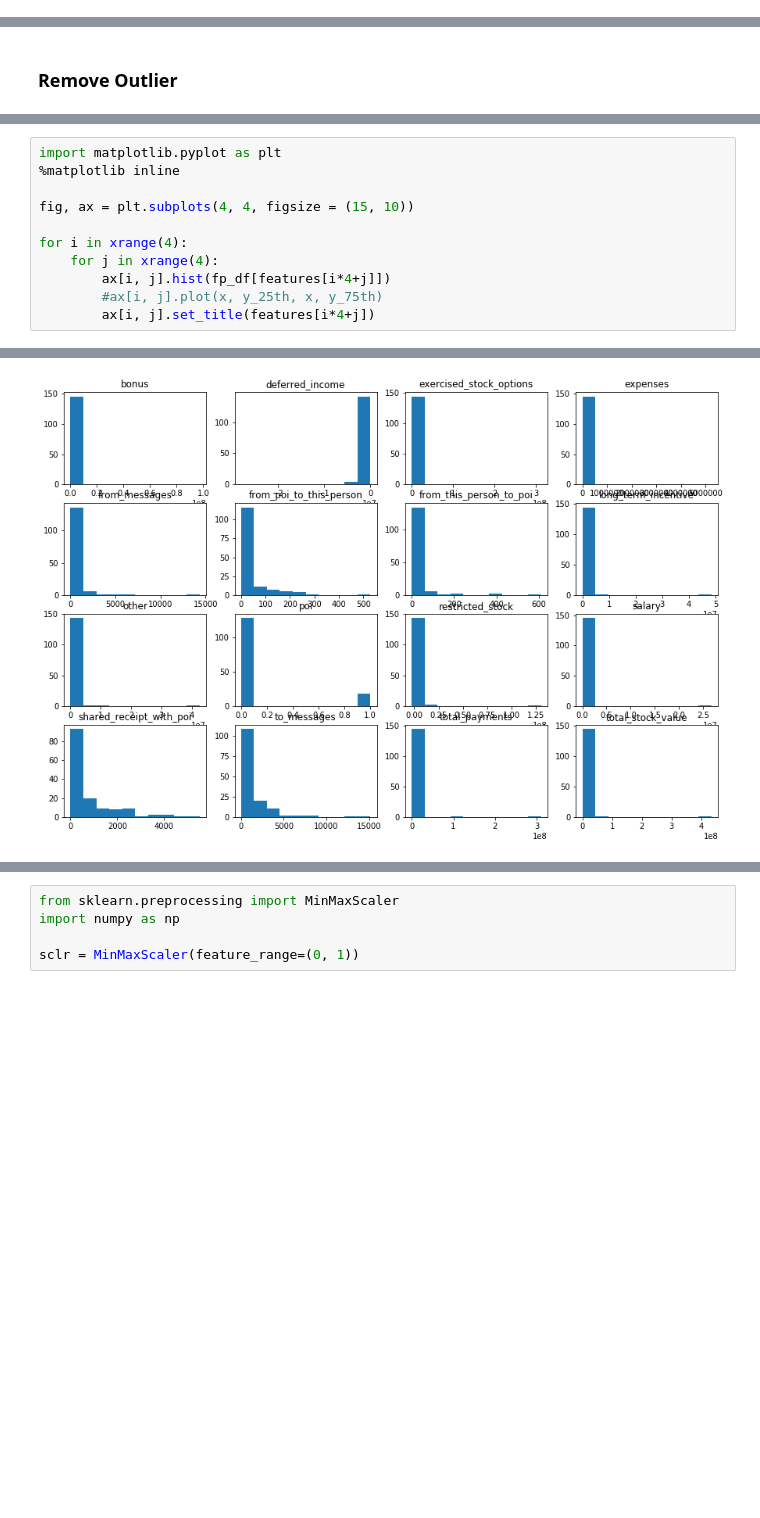
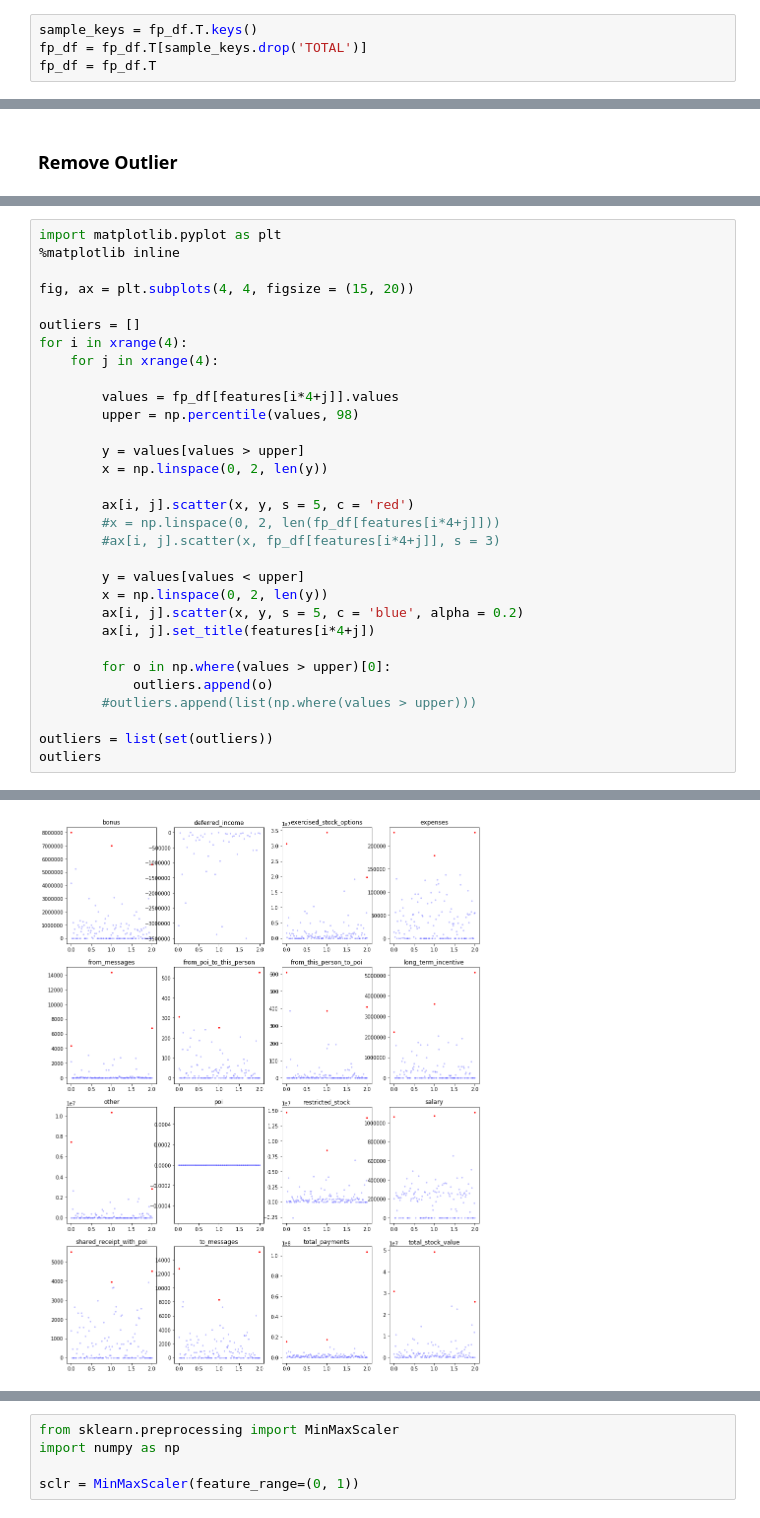
Before and after one commit to liprin1129/DataAnalyst, a Jupyter notebook: HomeWork/P5_ML/final_project/Final Project.ipynb, the cells around one changed output, grey strips where cells are left out. Saved outputs shown, nothing was run; the diff lists cells and outputs as text; blank space fills up the shorter version.

```diff
--- a/HomeWork/P5_ML/final_project/Final Project.ipynb
+++ b/HomeWork/P5_ML/final_project/Final Project.ipynb
@@ -241,3 +243,7 @@ fp_df.head()
+# %%
+sample_keys = fp_df.T.keys()
+fp_df = fp_df.T[sample_keys.drop('TOTAL')]
+fp_df = fp_df.T
 # %% [raw]
 features = useful_fp_df.keys()
 features = features.drop('email_address')
@@ -255,11 +291,31 @@ len(fp_df.keys())
 import matplotlib.pyplot as plt
 %matplotlib inline
 
-fig, ax = plt.subplots(4, 4, figsize = (15, 10))
+fig, ax = plt.subplots(4, 4, figsize = (15, 20))
 
+outliers = []
 for i in xrange(4):
     for j in xrange(4):
-        ax[i, j].hist(fp_df[features[i*4+j]])
-        #ax[i, j].plot(x, y_25th, x, y_75th)
+
+        values = fp_df[features[i*4+j]].values
+        upper = np.percentile(values, 98)
+
+        y = values[values > upper]
+        x = np.linspace(0, 2, len(y))
+
+        ax[i, j].scatter(x, y, s = 5, c = 'red')
+        #x = np.linspace(0, 2, len(fp_df[features[i*4+j]]))
+        #ax[i, j].scatter(x, fp_df[features[i*4+j]], s = 3)
+
+        y = values[values < upper]
+        x = np.linspace(0, 2, len(y))
+        ax[i, j].scatter(x, y, s = 5, c = 'blue', alpha = 0.2)
         ax[i, j].set_title(features[i*4+j])
+
+        for o in np.where(values > upper)[0]:
+            outliers.append(o)
+        #outliers.append(list(np.where(values > upper)))
+
+outliers = list(set(outliers))
+outliers
 # %% [output]
@@ -266 +339 @@ for i in xrange(4):
-[figure, old version]
+[figure, new version]
```
Also changed, not shown: parts of 30 cells of this notebook.
